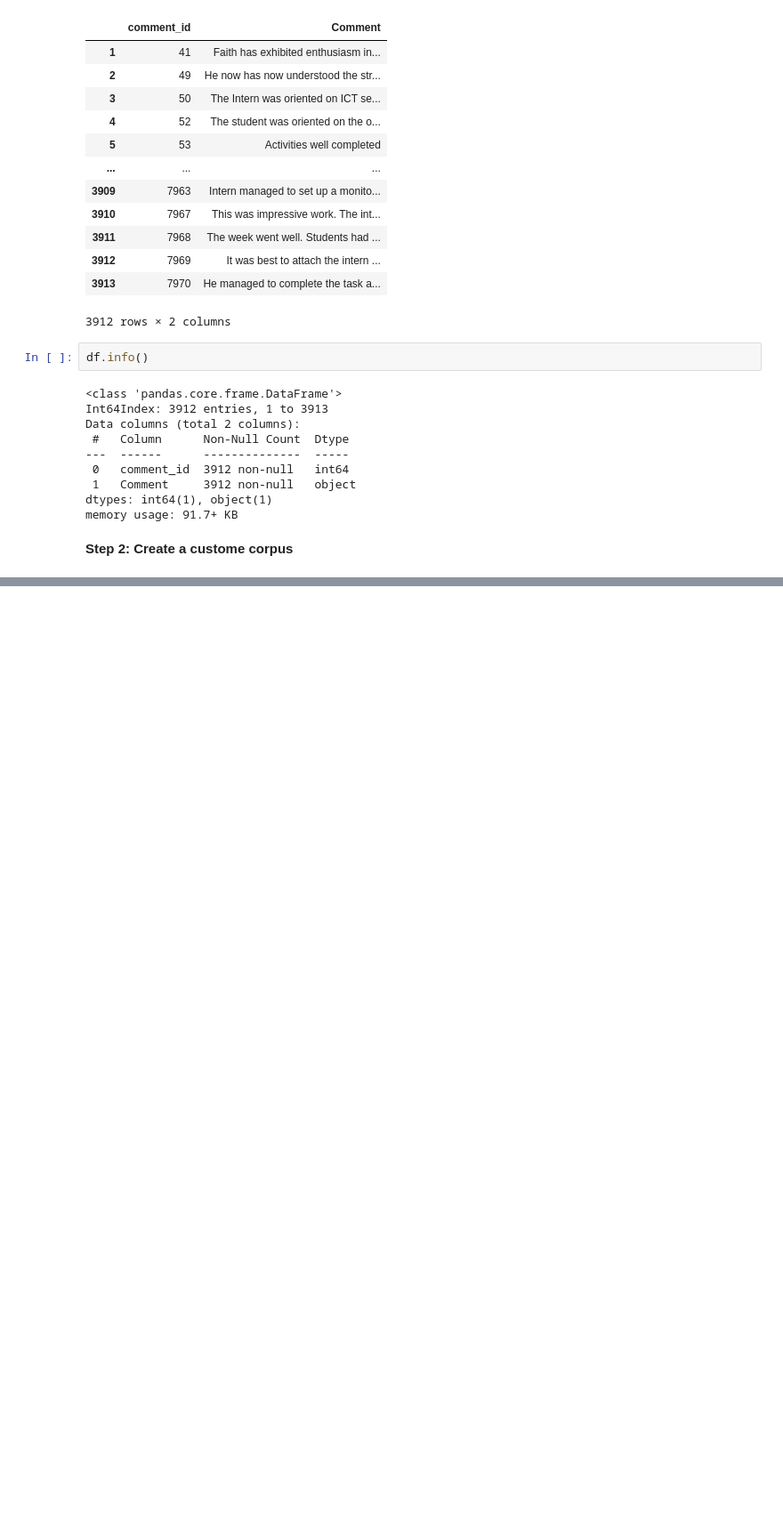
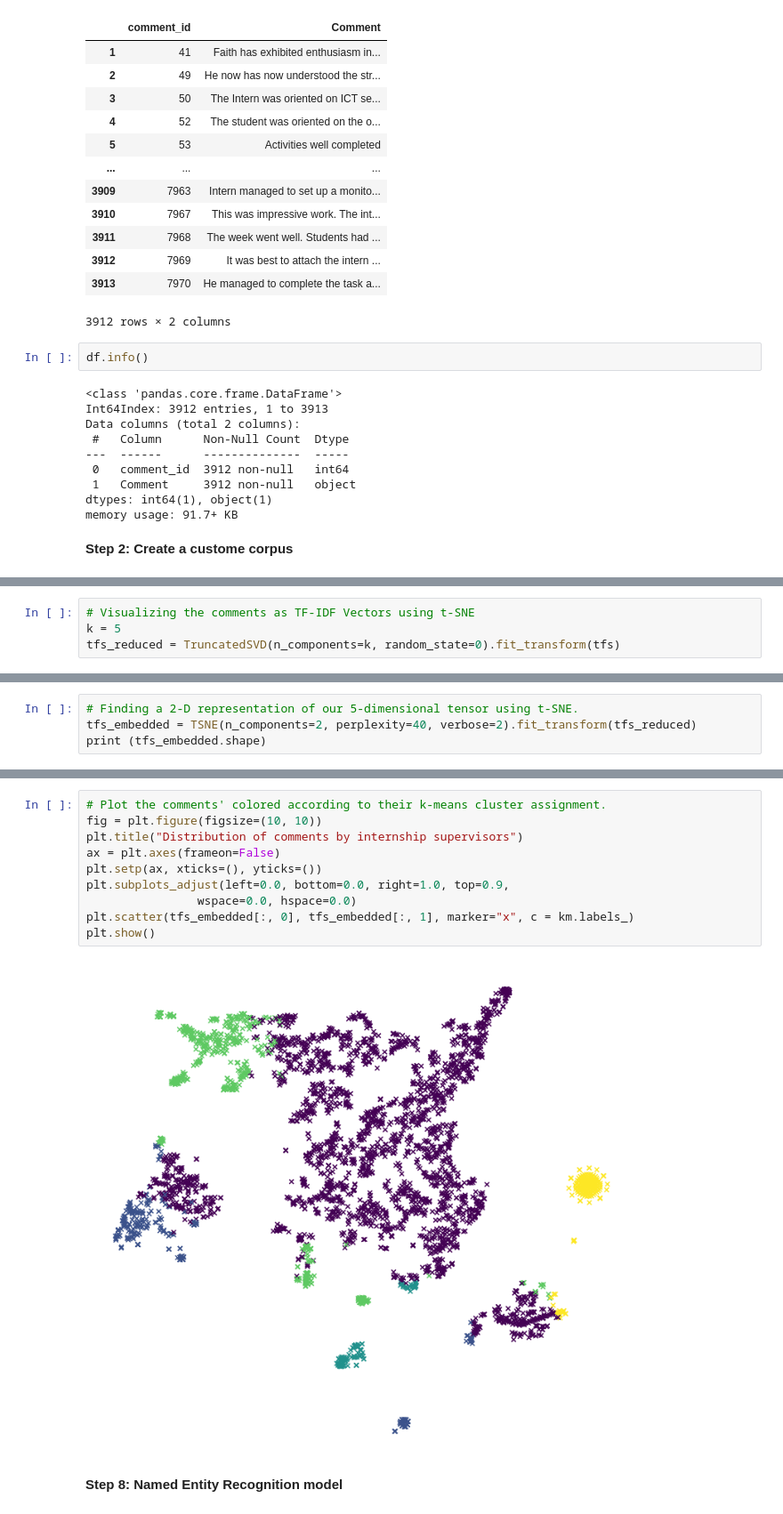
Before and after one commit to JurugoBrian/internship_text_analysis, a Jupyter notebook: internship_text_analysis.ipynb, the cells around one changed output, grey strips where cells are left out. Shown at 89% size. Drawn from its saved outputs; the diff is of its cells as text; blank space fills up the shorter version.

```diff
--- a/internship_text_analysis.ipynb
+++ b/internship_text_analysis.ipynb
@@ -402,0 +546,4 @@ chunk
+# %%
+# Visualizing the comments as TF-IDF Vectors using t-SNE
+k = 5
+tfs_reduced = TruncatedSVD(n_components=k, random_state=0).fit_transform(tfs)
@@ -402,0 +560,4 @@ chunk
+# %%
+# Finding a 2-D representation of our 5-dimensional tensor using t-SNE.
+tfs_embedded = TSNE(n_components=2, perplexity=40, verbose=2).fit_transform(tfs_reduced)
+print (tfs_embedded.shape)
@@ -402,0 +584,14 @@ chunk
+# %%
+# Plot the comments' colored according to their k-means cluster assignment.
+fig = plt.figure(figsize=(10, 10))
+plt.title("Distribution of comments by internship supervisors")
+ax = plt.axes(frameon=False)
+plt.setp(ax, xticks=(), yticks=())
+plt.subplots_adjust(left=0.0, bottom=0.0, right=1.0, top=0.9,
+                wspace=0.0, hspace=0.0)
+plt.scatter(tfs_embedded[:, 0], tfs_embedded[:, 1], marker="x", c = km.labels_)
+plt.show()
+# %% [output]
+[figure, added]
+# %% [markdown]
+<strong>Step 8: Named Entity Recognition model</strong>
```
Also changed, not shown: parts of 80 cells of this notebook.
